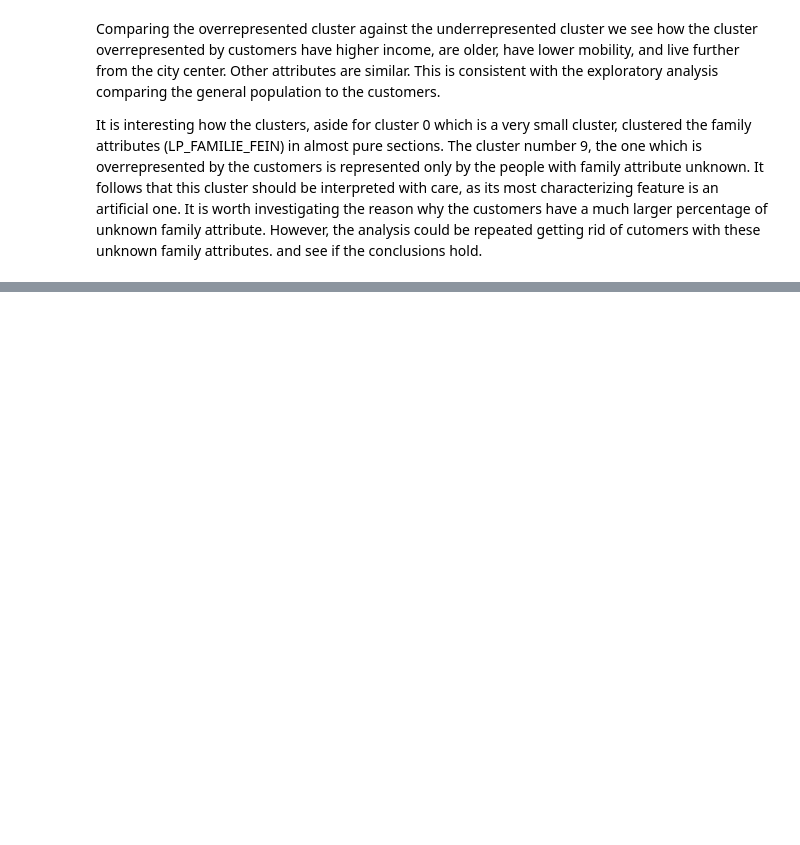
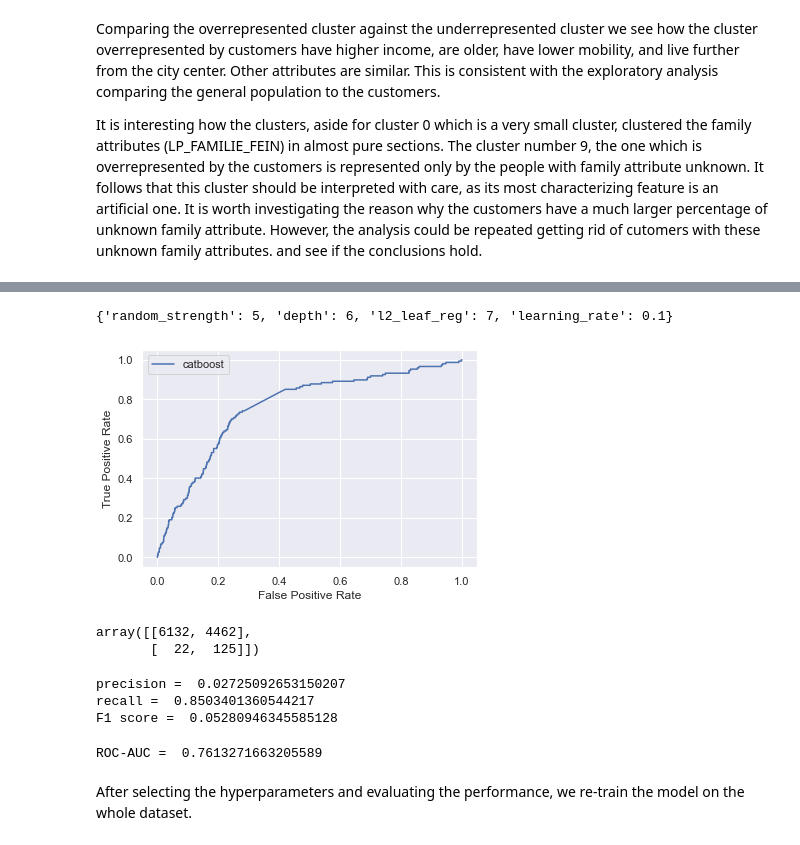
Before and after one commit to efonda/Customer-segmentation-Arvato, a Jupyter notebook: capstone-arvato.ipynb, the cells around one changed output, grey strips where cells are left out. Cells and saved outputs as stored; diff of their text form; code cells hidden in the pictures; blank space fills up the shorter version.

Commit message:
Added supervised learning section, using catboost

```diff
--- a/capstone-arvato.ipynb
+++ b/capstone-arvato.ipynb
@@ -1034,0 +1128,11 @@ It is interesting how the clusters, aside for cluster 0 which is a very small cl
+# %%
+
+model = CatBoostClassifier(
+    random_seed=42,
+    iterations = 275,
+    scale_pos_weight = 80,
+    learning_rate = 0.05,
+    random_strength = 10,
+    depth = 4,
+    l2_leaf_reg = 7
+)
@@ -1034,0 +1146,9 @@ It is interesting how the clusters, aside for cluster 0 which is a very small cl
+# %%
+categorical_features_indices = [X.columns.get_loc(c) for c in categorical if c in X]
+# %%
+model.fit(
+    X_train, y_train,
+    cat_features=categorical_features_indices,
+    eval_set=(X_validation, y_validation),
+    logging_level='Verbose'
+)
@@ -1034,0 +1240,40 @@ It is interesting how the clusters, aside for cluster 0 which is a very small cl
+# %%
+randomized_search_result['params']
+# %% [output]
+{'random_strength': 5, 'depth': 6, 'l2_leaf_reg': 7, 'learning_rate': 0.1}
+# %%
+predictions = model.predict(X_validation)
+predictions_probs = model.predict_proba(X_validation)
+# %%
+fpr, tpr, _ = roc_curve(y_validation, predictions_probs[:,1])
+plt.plot(fpr, tpr, label='catboost')
+plt.xlabel('False Positive Rate')
+plt.ylabel('True Positive Rate')
+plt.legend()
+plt.show()
+# %% [output]
+[figure, added]
+# %%
+confusion_matrix(y_validation, predictions)
+# %% [output]
+array([[6132, 4462],
+       [  22,  125]])
+# %%
+tn, fp, fn, tp = confusion_matrix(y_validation, predictions).ravel()
+precision = tp / (tp + fp)
+recall = tp / (tp + fn)
+F1 = 2 * (precision * recall) / (precision + recall)
+print('precision = ', precision)
+print('recall = ', recall)
+print('F1 score = ', F1)
+# %% [output]
+precision =  0.02725092653150207
+recall =  0.8503401360544217
+F1 score =  0.05280946345585128
+# %%
+roc_auc = roc_auc_score(y_validation, predictions_probs[:,1])
+print('ROC-AUC = ', roc_auc)
+# %% [output]
+ROC-AUC =  0.7613271663205589
+# %% [markdown]
+After selecting the hyperparameters and evaluating the performance, we re-train the model on the whole dataset.
```
Also changed, not shown: parts of 46 cells of this notebook.
